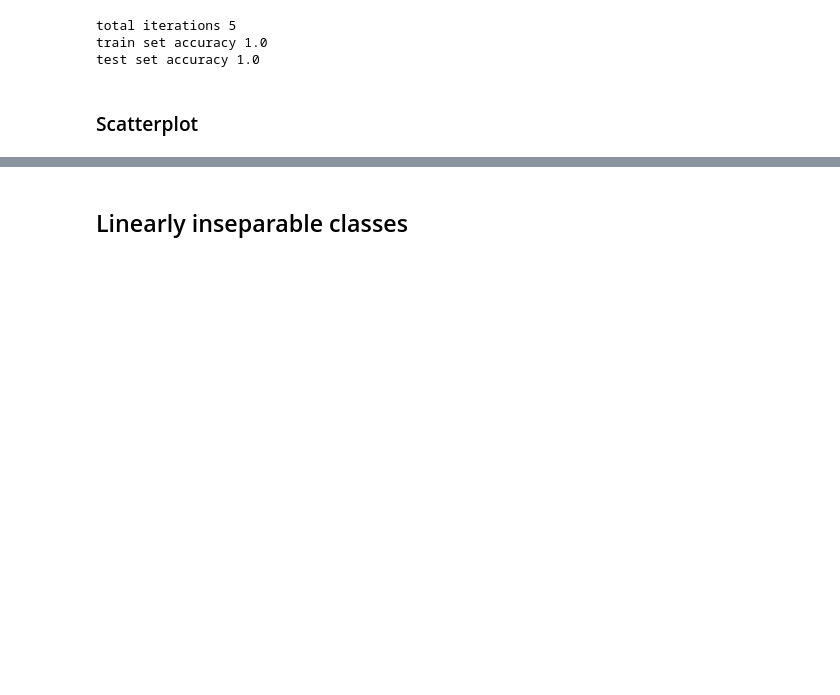
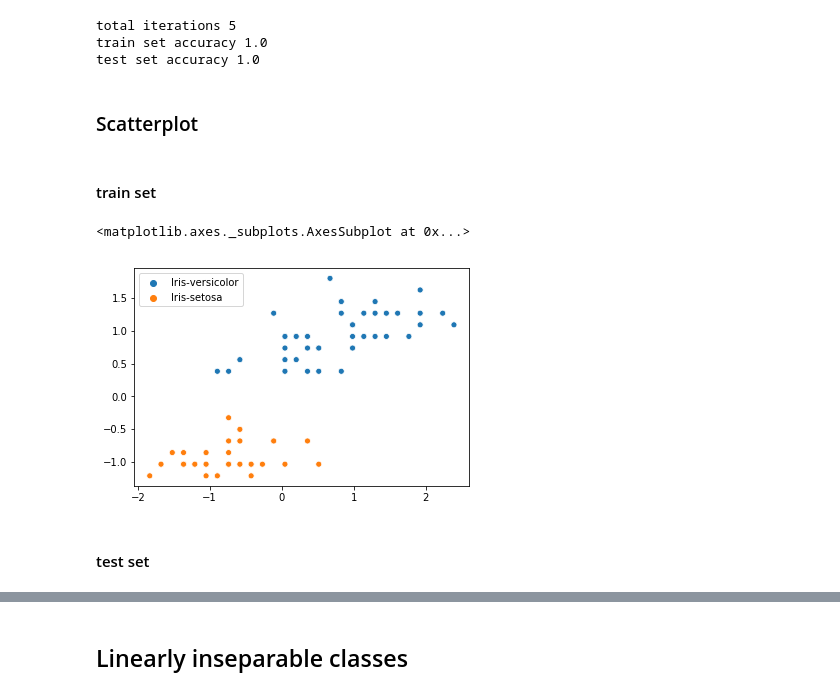
Before and after one commit to DV1X3R/tti-computer-science, a Jupyter notebook: IV. Fourth Year/python-intelligence-systems/Adaline.ipynb, the cells around one changed output, grey strips where cells are left out. Cells and saved outputs as stored; diff of their text form; code cells hidden in the pictures; blank space fills up the shorter version.

```diff
--- a/IV. Fourth Year/python-intelligence-systems/Adaline.ipynb
+++ b/IV. Fourth Year/python-intelligence-systems/Adaline.ipynb
@@ -135,6 +148,20 @@ train set accuracy 1.0
 test set accuracy 1.0
 # %% [markdown]
 ### Scatterplot
+# %% [markdown]
+#### train set
+# %%
+x=np.array(X_train).T[0]
+y=np.array(X_train).T[1]
+# %%
+hue=np.where(model.predict(X_train) == -1, 'Iris-setosa', 'Iris-versicolor')
+# %%
+sns.scatterplot(x=x, y=y, hue=hue)
+# %% [output]
+<matplotlib.axes._subplots.AxesSubplot at 0x...>
+[figure, added]
+# %% [markdown]
+#### test set
 # %%
 x=np.array(X_test).T[0]
 y=np.array(X_test).T[1]
```
Also changed, not shown: parts of 14 cells of this notebook, 1 other file.
